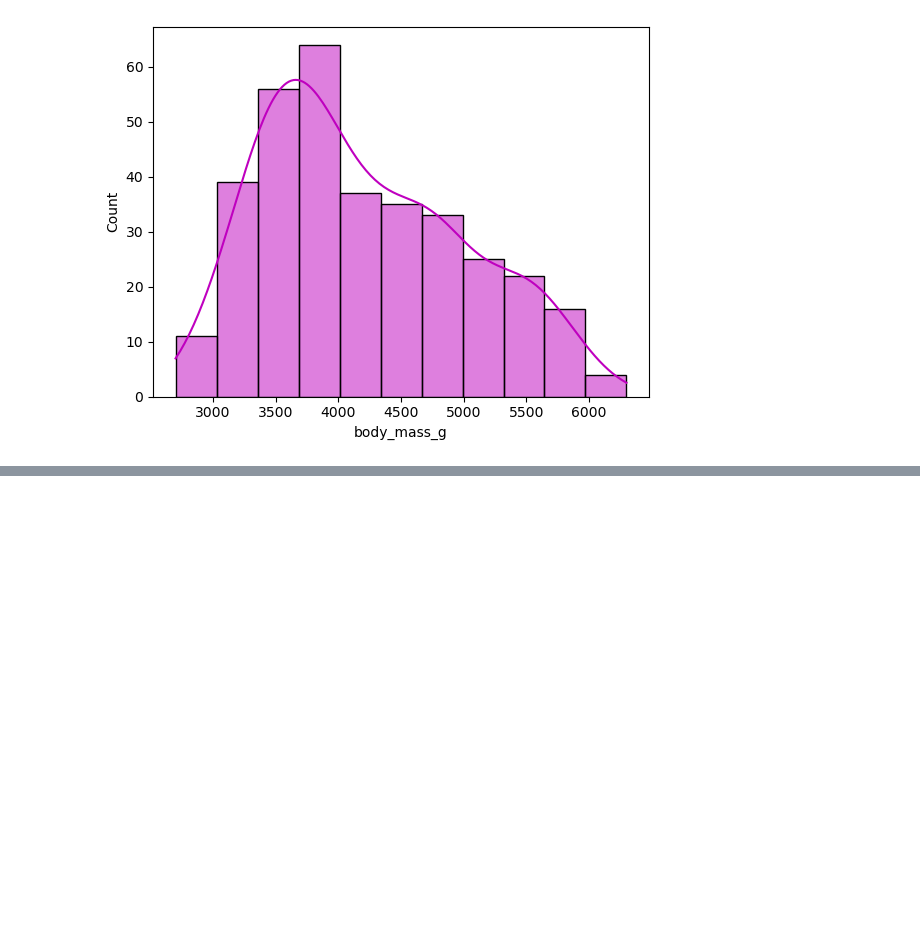
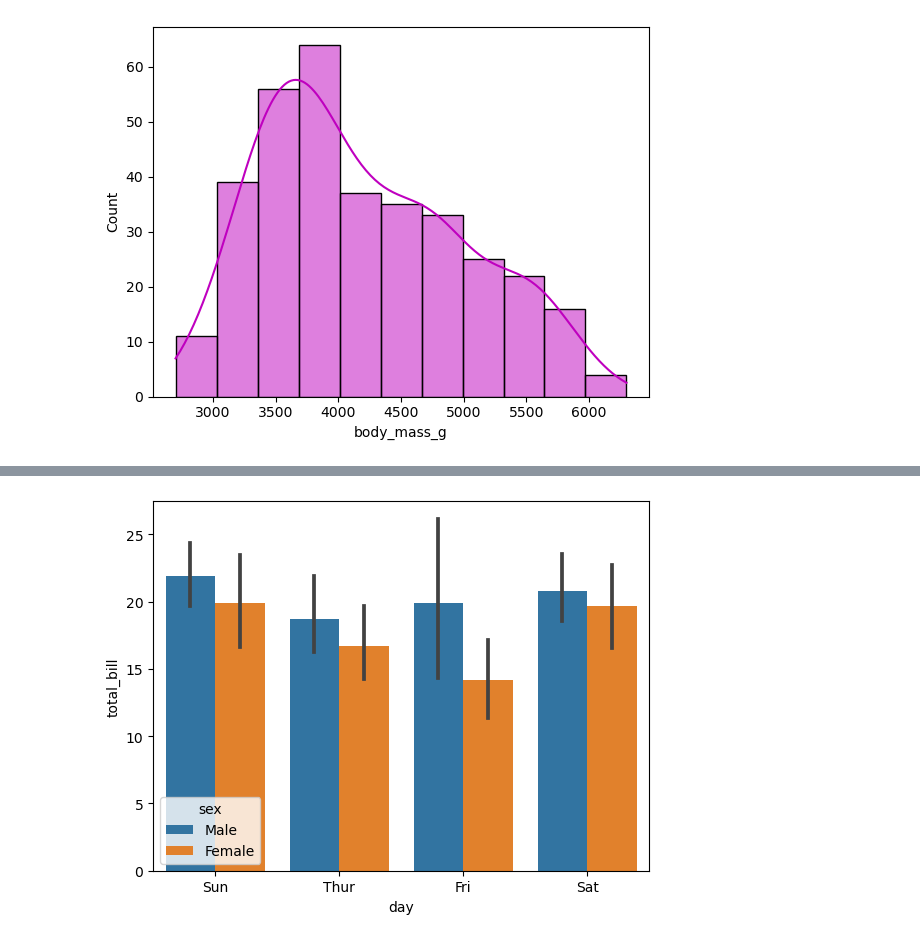
Before and after one commit to KhushiThakur25/ML-Batch, a Jupyter notebook: SeaBorn_File.ipynb, the cells around one changed output, grey strips where cells are left out. Drawn from its saved outputs; the diff is of its cells as text; code cells hidden in the pictures; blank space fills up the shorter version.

```diff
--- a/SeaBorn_File.ipynb
+++ b/SeaBorn_File.ipynb
@@ -53,0 +93,6 @@ sns.histplot(data = pg,x = "body_mass_g",kde = True,color="m")
+# %%
+order = ['Sun','Thur','Fri','Sat']
+sns.barplot(x = "day",y = "total_bill",data = tips_df,hue = "sex",order = order )
+plt.show()
+# %% [output]
+[figure, added]
```
Also changed, not shown: parts of 22 cells of this notebook.
